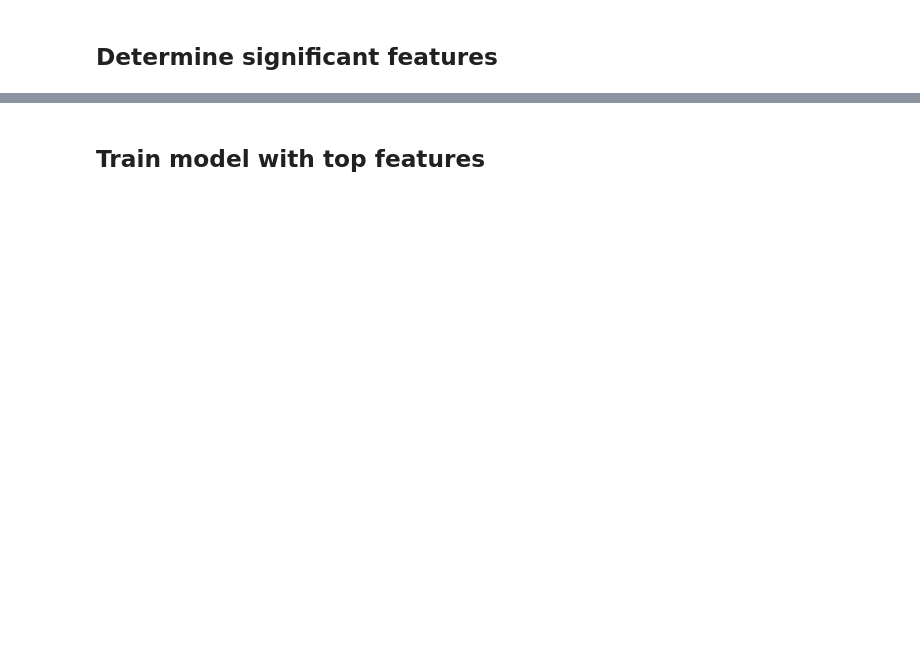
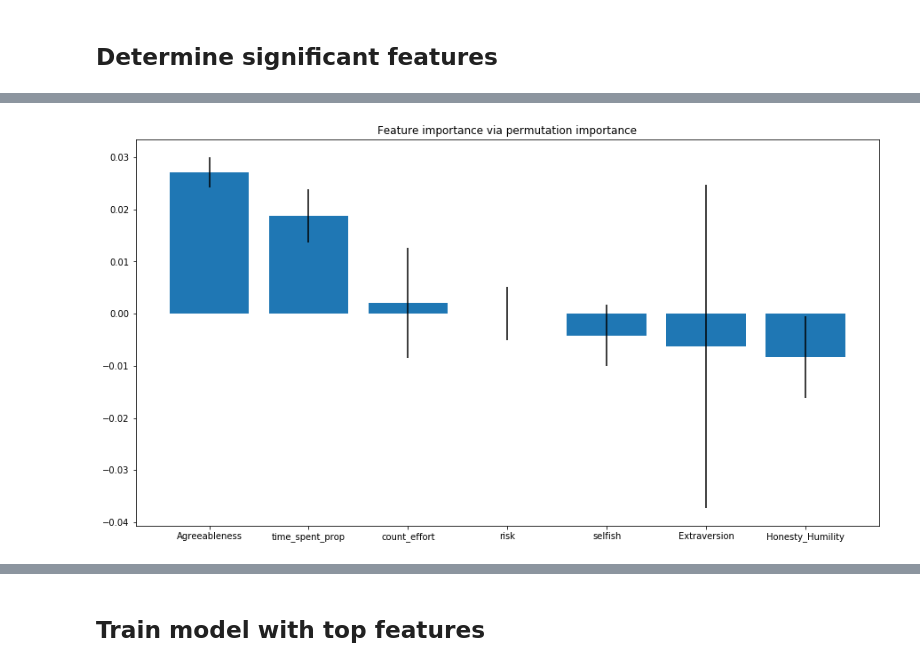
Before and after one commit to afranck64/ultimatum, a Jupyter notebook: notebooks/Ablation.ipynb, the cells around one changed output, grey strips where cells are left out. Drawn from its saved outputs; the diff is of its cells as text; code cells hidden in the pictures; blank space fills up the shorter version.

```diff
--- a/notebooks/Ablation.ipynb
+++ b/notebooks/Ablation.ipynb
@@ -39 +54,42 @@ df.head()
+# %%
+from utils.preprocessing import df_to_xy, df_to_xydf
+
+NB_REPETITIONS = 5
+
+imp_vals = None
+imp_all = None
+for _ in range(NB_REPETITIONS):
+    df_x, df_y = df_to_xydf(df_train.sample(frac=1.0), fuse_risk=True)
+    model = AcceptanceModel()
+    split = int(0.6 * df_x.shape[0])
+    model.fit(df_x.values[:split], df_y.values.ravel()[:split])
+
+    step_imp_vals, step_imp_all = feature_importance_permutation(
+        predict_method=model.predict,
+        X=df_x.values[split:],
+        y=df_y.values.ravel()[split:],
+        metric='accuracy',
+        num_rounds=3,
+        seed=None)
+    if imp_vals is None:
+        imp_vals = step_imp_vals
+        imp_all = step_imp_all
+    else:
+        imp_vals += step_imp_vals
+        imp_all += step_imp_all
+
+
+imp_all /= NB_REPETITIONS
+imp_vals /= NB_REPETITIONS
+std = np.std(imp_all, axis=1)
+indices = np.argsort(imp_vals)[::-1]
+
+
+plt.figure(figsize=(15, 8))
+plt.title("Feature importance via permutation importance")
+plt.bar(df_x.columns[indices], imp_vals[indices],
+        yerr=std[indices],)
+plt.show()
+# %% [output]
+[figure, added]
 # %%
```
Also changed, not shown: parts of 17 cells of this notebook, 9 other files.
